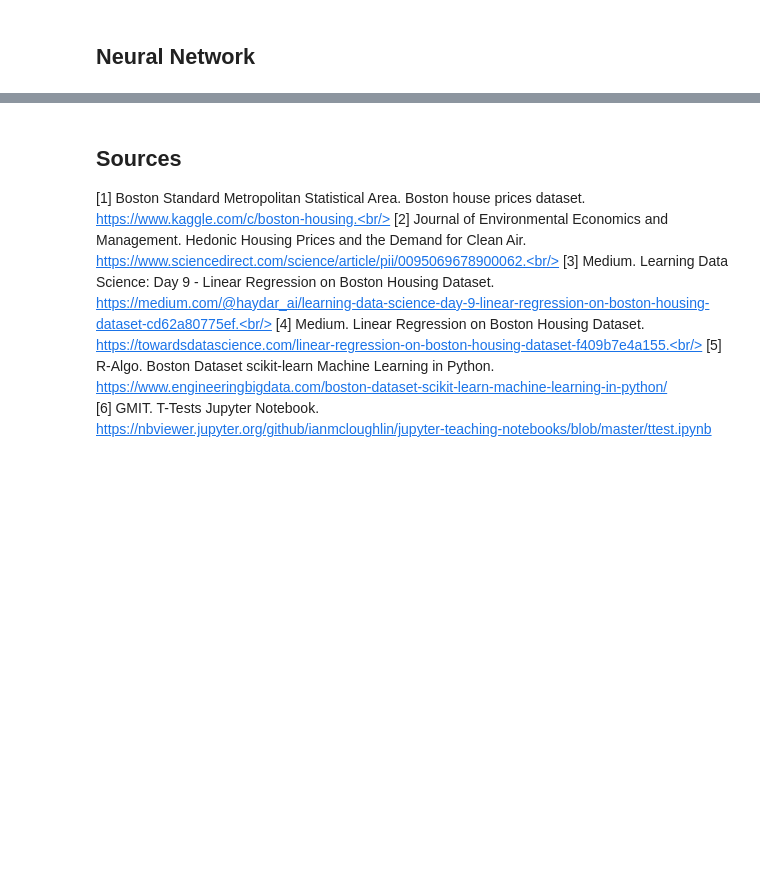
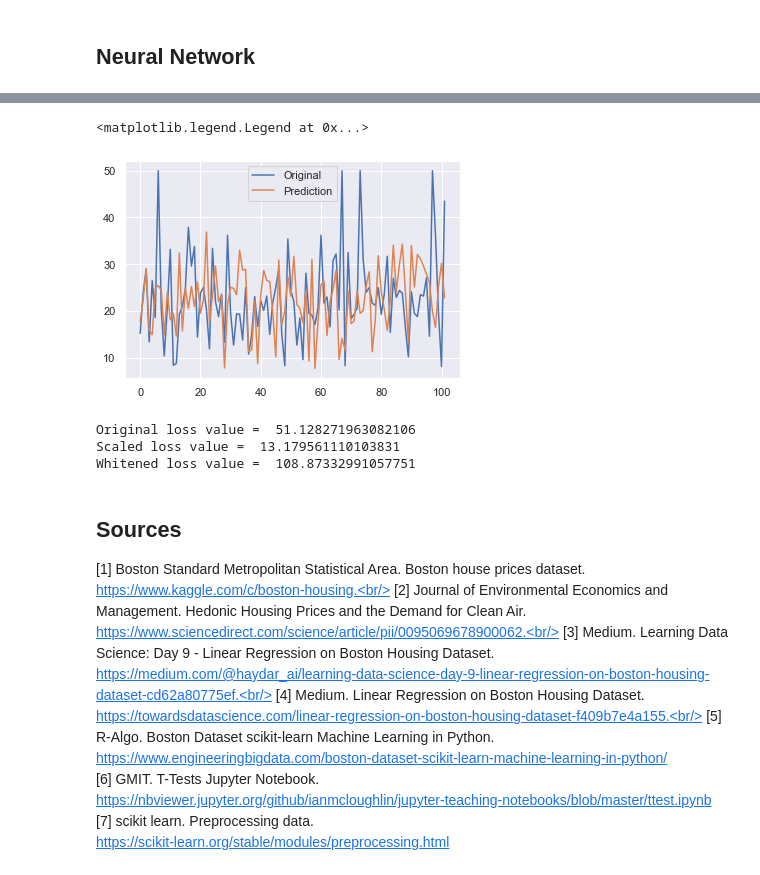
Before and after one commit to grace-burke/Machine-Learning-2019, a Jupyter notebook: BostonDataset.ipynb, the cells around one changed output, grey strips where cells are left out. Drawn from its saved outputs; the diff is of its cells as text; code cells hidden in the pictures; blank space fills up the shorter version.

```diff
--- a/BostonDataset.ipynb
+++ b/BostonDataset.ipynb
@@ -343,0 +391,4 @@ plt.plot(Predictions)
+# %%
+pca = dec.PCA(n_components=No_Inputs, whiten=True)
+pca.fit(Inputs_Train)
+Inputs_Train_White = pd.DataFrame(pca.transform(Inputs_Train), columns=Inputs.columns)
@@ -343,0 +397,10 @@ plt.plot(Predictions)
+# %%
+# Start a neural network, building it by layers.
+model = kr.models.Sequential()
+
+# Add neurons.
+model.add(kr.layers.Dense(Layer1_Neurons, input_dim=No_Inputs, activation='relu'))
+model.add(kr.layers.Dense(1, activation='linear'))
+
+# Build the graph.
+model.compile(loss='mean_squared_error', optimizer='adam')
@@ -343,0 +409,3 @@ plt.plot(Predictions)
+# %%
+# Train the neural network.
+model.fit(Inputs_Train_White, Outputs_Train, epochs=No_Epochs, batch_size=No_Batch)
@@ -343,0 +433,3 @@ plt.plot(Predictions)
+# %%
+Inputs_Test_White = scaler.transform(Inputs_Test)
+Predictions = model.predict(Inputs_Test_White)
@@ -344,3 +442,19 @@ plt.plot(Predictions)
+# %%
+Outputs_Test_Plot = pd.DataFrame.reset_index(Outputs_Test, drop=True)
+plt.plot(Outputs_Test_Plot, label='Original')
+plt.plot(Predictions, label='Prediction')
+plt.legend()
+# %% [output]
+<matplotlib.legend.Legend at 0x...>
+[figure, added]
+# %%
+print("Original loss value = ",Loss_Val)
+print("Scaled loss value = ",Loss_Val_Scaled)
+print("Whitened loss value = ",Loss_Val_White)
+# %% [output]
+Original loss value =  51.128271963082106
+Scaled loss value =  13.179561110103831
+Whitened loss value =  108.87332991057751
 # %% [markdown]
 ## Sources ##
 [1] Boston Standard Metropolitan Statistical Area. Boston house prices dataset.<br/>
@@ -355,3 +469,5 @@ https://towardsdatascience.com/linear-regression-on-boston-housing-dataset-f409b
 https://www.engineeringbigdata.com/boston-dataset-scikit-learn-machine-learning-in-python/<br/>
 [6] GMIT. T-Tests Jupyter Notebook.<br/>
 https://nbviewer.jupyter.org/github/ianmcloughlin/jupyter-teaching-notebooks/blob/master/ttest.ipynb<br/>
+[7] scikit learn. Preprocessing data.<br/>
+https://scikit-learn.org/stable/modules/preprocessing.html<br/>
```
Also changed, not shown: parts of 34 cells of this notebook.
